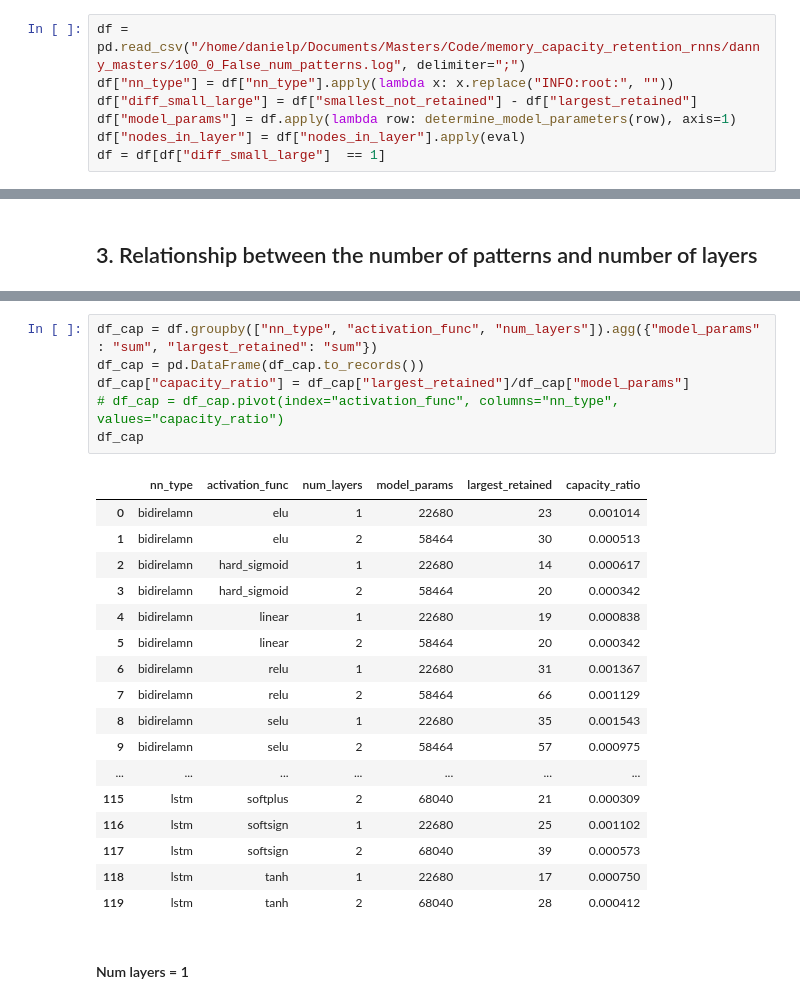
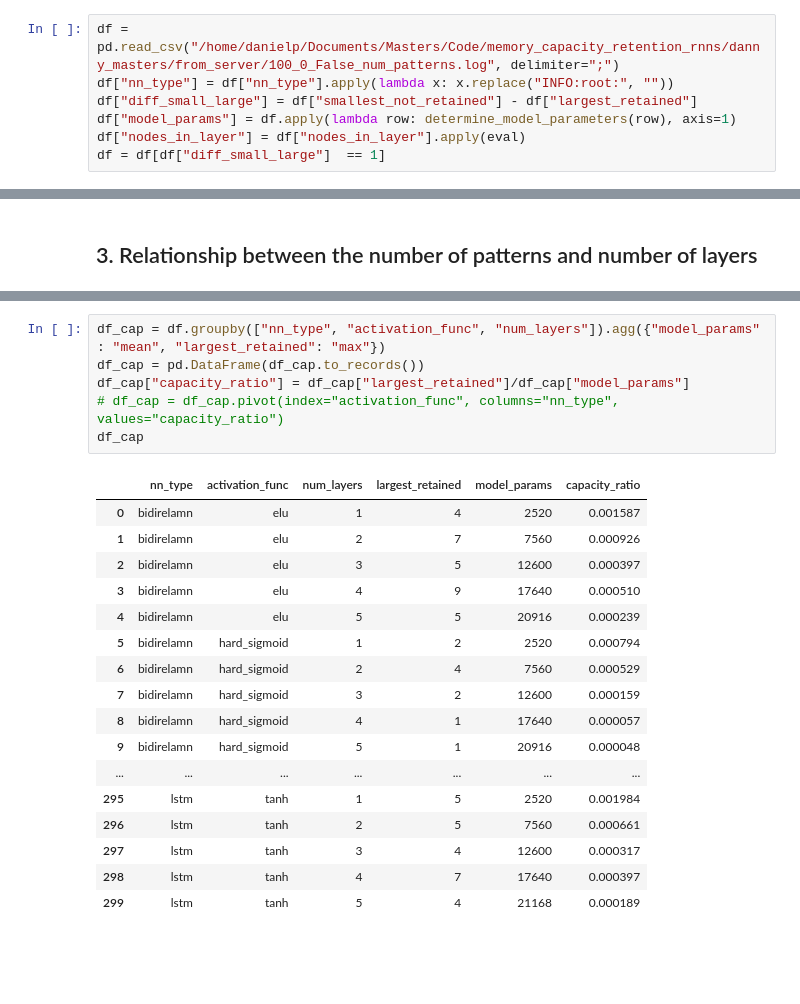
Before and after one commit to thesneakysneak/memory_capacity_retention_rnns, a Jupyter notebook: Notebooks/ExperimentV2/ExperimentAnalysisNumPatternsV2.ipynb, the cells around one changed output, grey strips where cells are left out. Drawn from its saved outputs; the diff is of its cells as text; blank space fills up the shorter version.

```diff
--- a/Notebooks/ExperimentV2/ExperimentAnalysisNumPatternsV2.ipynb
+++ b/Notebooks/ExperimentV2/ExperimentAnalysisNumPatternsV2.ipynb
@@ -61,7 +63,7 @@ def determine_model_parameters(row):
         return sum(nodes_in_layers) *9
     return sum(nodes_in_layers) * 3
 # %%
-df = pd.read_csv("/home/danielp/Documents/Masters/Code/memory_capacity_retention_rnns/danny_masters/100_0_False_num_patterns.log", delimiter=";")
+df = pd.read_csv("/home/danielp/Documents/Masters/Code/memory_capacity_retention_rnns/danny_masters/from_server/100_0_False_num_patterns.log", delimiter=";")
 df["nn_type"] = df["nn_type"].apply(lambda x: x.replace("INFO:root:", ""))
 df["diff_small_large"] = df["smallest_not_retained"] - df["largest_retained"]
 df["model_params"] = df.apply(lambda row: determine_model_parameters(row), axis=1)
@@ -329,26 +567,24 @@ df.groupby(["num_layers", "model_params"]).agg({"largest_retained": "mean"})
 # %%
-df_cap = df.groupby(["nn_type", "activation_func", "num_layers"]).agg({"model_params" : "sum", "largest_retained": "sum"})
+df_cap = df.groupby(["nn_type", "activation_func", "num_layers"]).agg({"model_params" : "mean", "largest_retained": "max"})
 df_cap = pd.DataFrame(df_cap.to_records())
 df_cap["capacity_ratio"] = df_cap["largest_retained"]/df_cap["model_params"]
 # df_cap = df_cap.pivot(index="activation_func", columns="nn_type", values="capacity_ratio")
 df_cap
 # %% [output]
-|  | nn_type | activation_func | num_layers | model_params | largest_retained | capacity_ratio |
-| 0 | bidirelamn | elu | 1 | 22680 | 23 | 0.001014 |
-| 1 | bidirelamn | elu | 2 | 58464 | 30 | 0.000513 |
-| 2 | bidirelamn | hard_sigmoid | 1 | 22680 | 14 | 0.000617 |
-| 3 | bidirelamn | hard_sigmoid | 2 | 58464 | 20 | 0.000342 |
-| 4 | bidirelamn | linear | 1 | 22680 | 19 | 0.000838 |
-| 5 | bidirelamn | linear | 2 | 58464 | 20 | 0.000342 |
-| 6 | bidirelamn | relu | 1 | 22680 | 31 | 0.001367 |
-| 7 | bidirelamn | relu | 2 | 58464 | 66 | 0.001129 |
-| 8 | bidirelamn | selu | 1 | 22680 | 35 | 0.001543 |
-| 9 | bidirelamn | selu | 2 | 58464 | 57 | 0.000975 |
+|  | nn_type | activation_func | num_layers | largest_retained | model_params | capacity_ratio |
+| 0 | bidirelamn | elu | 1 | 4 | 2520 | 0.001587 |
+| 1 | bidirelamn | elu | 2 | 7 | 7560 | 0.000926 |
+| 2 | bidirelamn | elu | 3 | 5 | 12600 | 0.000397 |
+| 3 | bidirelamn | elu | 4 | 9 | 17640 | 0.000510 |
+| 4 | bidirelamn | elu | 5 | 5 | 20916 | 0.000239 |
+| 5 | bidirelamn | hard_sigmoid | 1 | 2 | 2520 | 0.000794 |
+| 6 | bidirelamn | hard_sigmoid | 2 | 4 | 7560 | 0.000529 |
+| 7 | bidirelamn | hard_sigmoid | 3 | 2 | 12600 | 0.000159 |
+| 8 | bidirelamn | hard_sigmoid | 4 | 1 | 17640 | 0.000057 |
+| 9 | bidirelamn | hard_sigmoid | 5 | 1 | 20916 | 0.000048 |
 | ... | ... | ... | ... | ... | ... | ... |
-| 115 | lstm | softplus | 2 | 68040 | 21 | 0.000309 |
-| 116 | lstm | softsign | 1 | 22680 | 25 | 0.001102 |
-| 117 | lstm | softsign | 2 | 68040 | 39 | 0.000573 |
-| 118 | lstm | tanh | 1 | 22680 | 17 | 0.000750 |
-| 119 | lstm | tanh | 2 | 68040 | 28 | 0.000412 |
+| 295 | lstm | tanh | 1 | 5 | 2520 | 0.001984 |
+| 296 | lstm | tanh | 2 | 5 | 7560 | 0.000661 |
+| 297 | lstm | tanh | 3 | 4 | 12600 | 0.000317 |
+| 298 | lstm | tanh | 4 | 7 | 17640 | 0.000397 |
+| 299 | lstm | tanh | 5 | 4 | 21168 | 0.000189 |
-# %% [markdown]
-#### Num layers = 1
```
Also changed, not shown: parts of 31 cells of this notebook, 49 other files.
